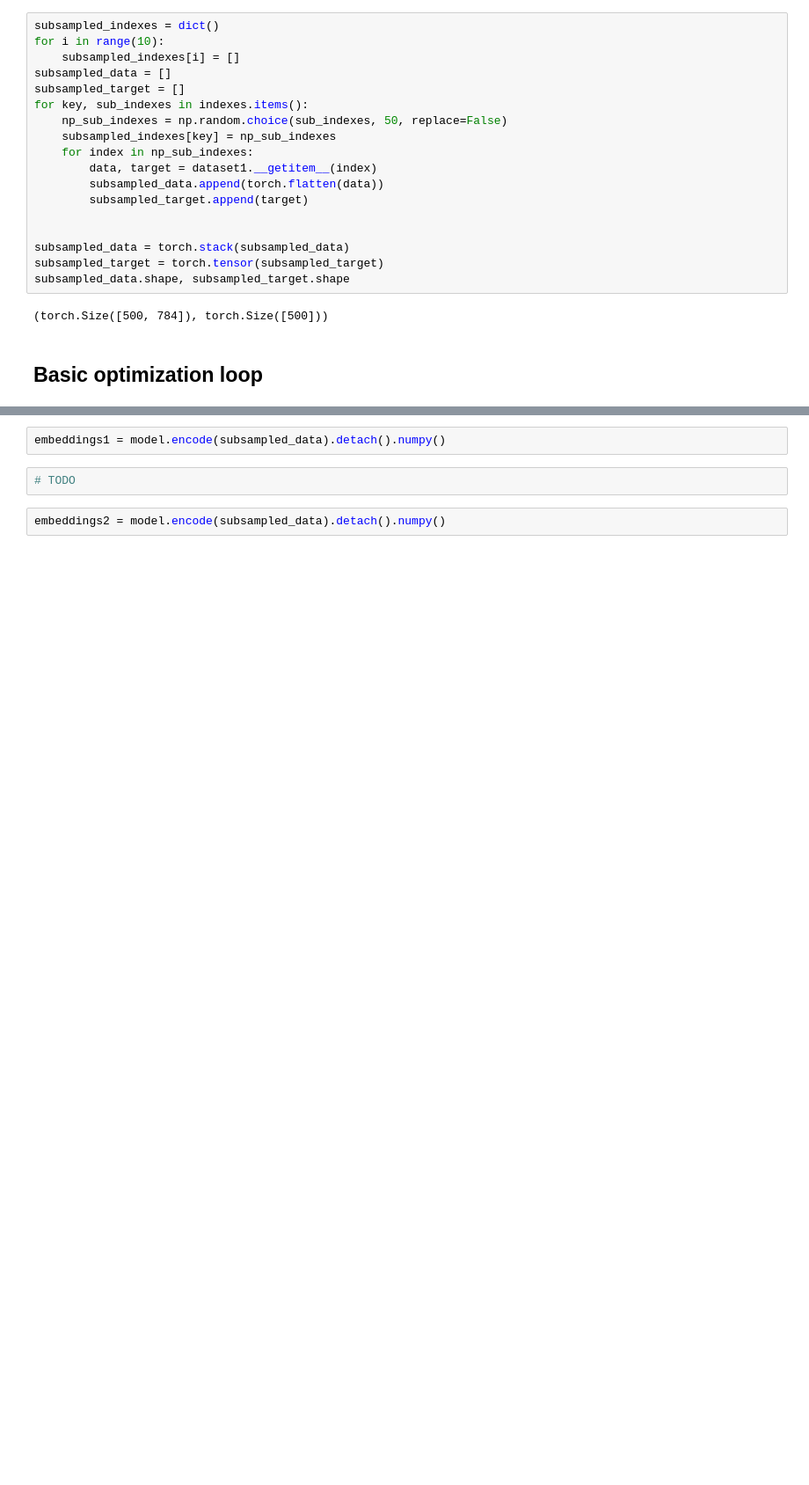
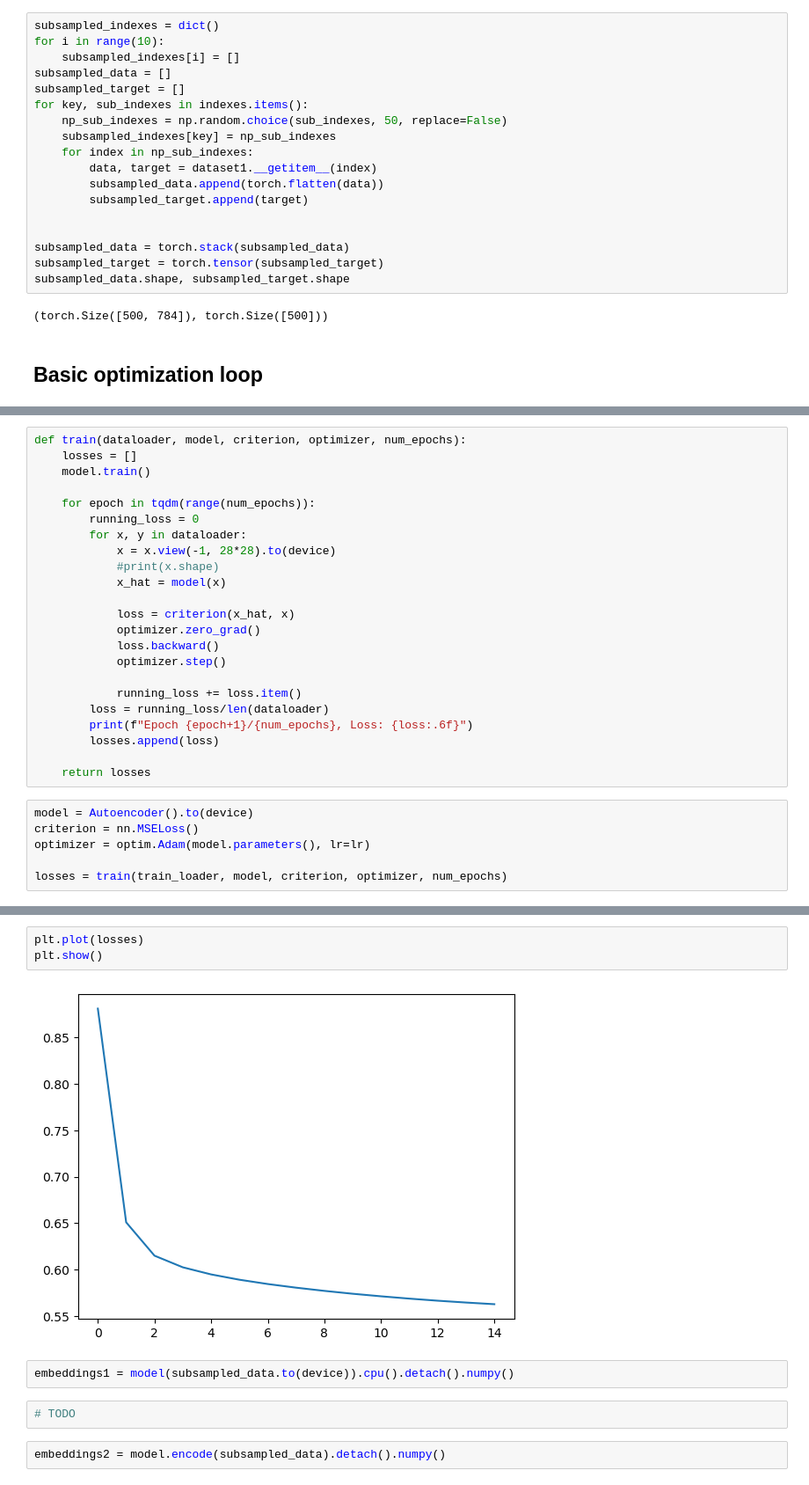
Before and after one commit to macpalor/NNDL-2025, a Jupyter notebook: ex5/exercise_5_template.ipynb, the cells around one changed output, grey strips where cells are left out. Shown at 88% size. Drawn from its saved outputs; the diff is of its cells as text; blank space fills up the shorter version.

```diff
--- a/ex5/exercise_5_template.ipynb
+++ b/ex5/exercise_5_template.ipynb
@@ -65,0 +86,29 @@ subsampled_data.shape, subsampled_target.shape
+# %%
+def train(dataloader, model, criterion, optimizer, num_epochs):
+    losses = []
+    model.train()
+
+    for epoch in tqdm(range(num_epochs)):
+        running_loss = 0
+        for x, y in dataloader:
+            x = x.view(-1, 28*28).to(device)
+            #print(x.shape)
+            x_hat = model(x)
+
+            loss = criterion(x_hat, x)
+            optimizer.zero_grad()
+            loss.backward()
+            optimizer.step()
+
+            running_loss += loss.item()
+        loss = running_loss/len(dataloader)
+        print(f"Epoch {epoch+1}/{num_epochs}, Loss: {loss:.6f}")
+        losses.append(loss)
+
+    return losses
+# %%
+model = Autoencoder().to(device)
+criterion = nn.MSELoss()
+optimizer = optim.Adam(model.parameters(), lr=lr)
+
+losses = train(train_loader, model, criterion, optimizer, num_epochs)
@@ -66,5 +129,10 @@ subsampled_data.shape, subsampled_target.shape
+# %%
+plt.plot(losses)
+plt.show()
+# %% [output]
+[figure, added]
 # %%
-embeddings1 = model.encode(subsampled_data).detach().numpy()
+embeddings1 = model(subsampled_data.to(device)).cpu().detach().numpy()
 # %%
 # TODO
 # %%
```
Also changed, not shown: parts of 3 cells of this notebook.
